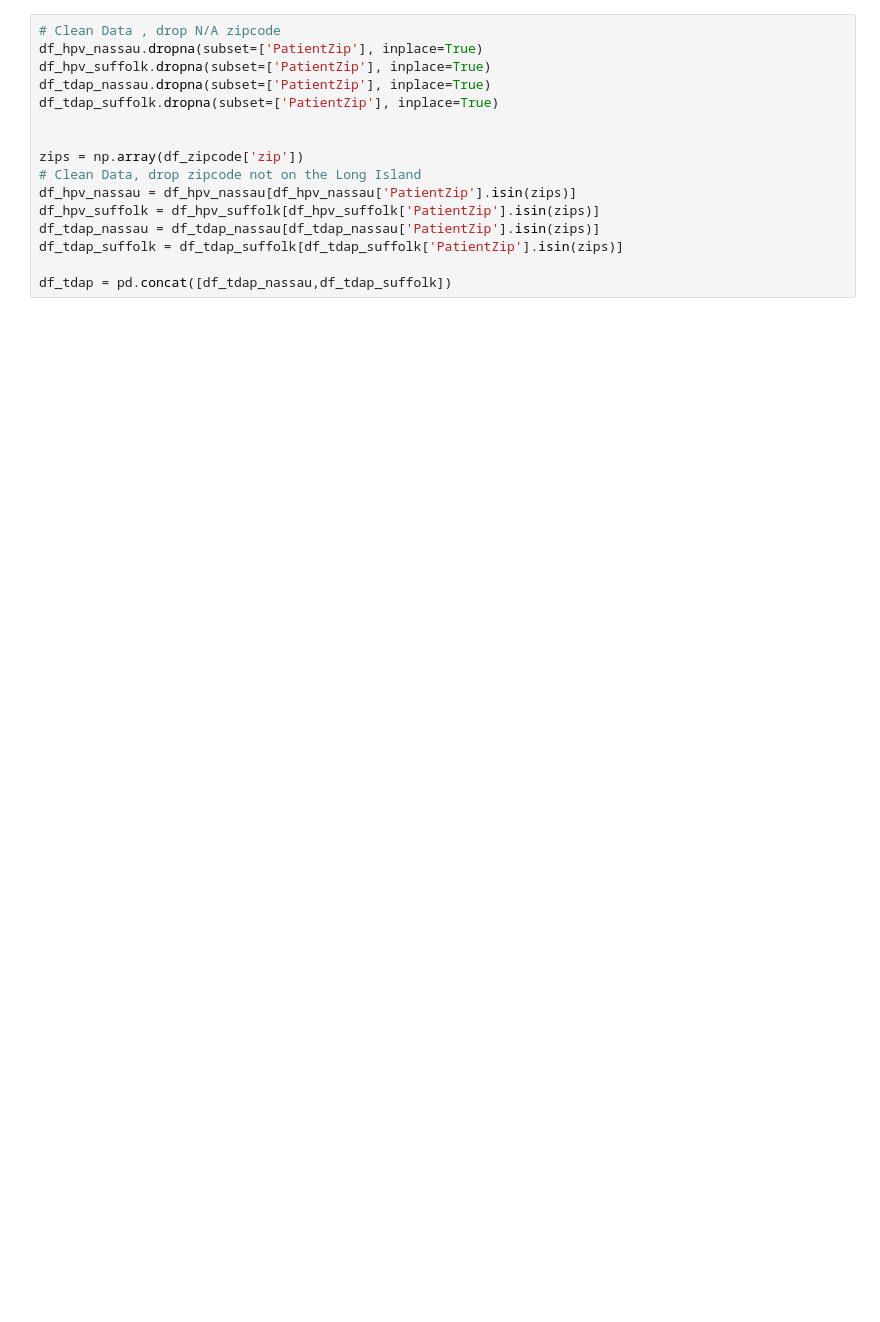
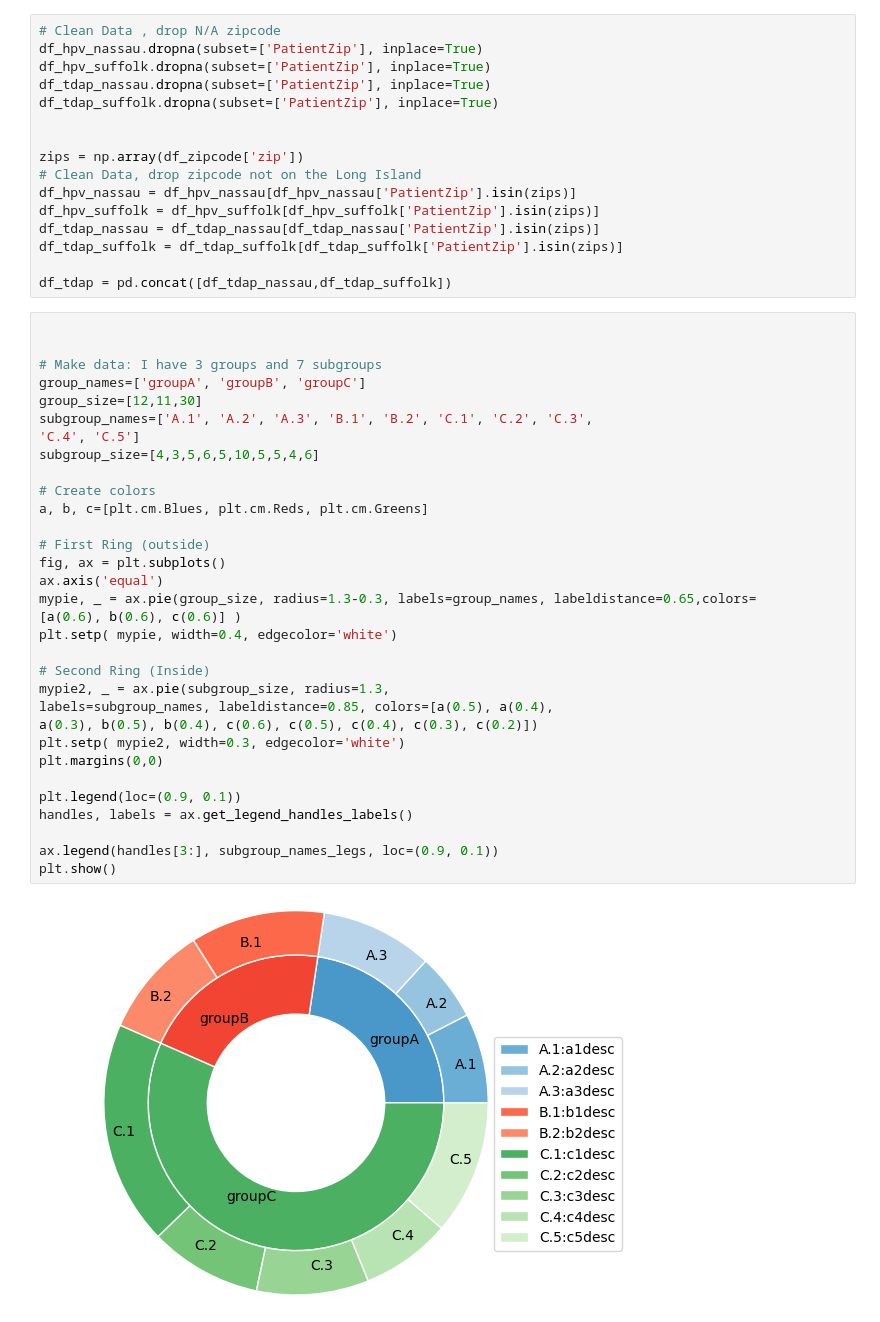
Before and after one commit to ZihanDing/EHR_project, a Jupyter notebook: HpvVaccine/Dose_Period_Analysis.ipynb, the cells around one changed output. Drawn from its saved outputs; the diff is of its cells as text; blank space fills up the shorter version.

```diff
--- a/HpvVaccine/Dose_Period_Analysis.ipynb
+++ b/HpvVaccine/Dose_Period_Analysis.ipynb
@@ -42,3 +51,37 @@ df_tdap_nassau = df_tdap_nassau[df_tdap_nassau['PatientZip'].isin(zips)]
 df_tdap_suffolk = df_tdap_suffolk[df_tdap_suffolk['PatientZip'].isin(zips)]
 
 df_tdap = pd.concat([df_tdap_nassau,df_tdap_suffolk])
+# %%
+
+
+# Make data: I have 3 groups and 7 subgroups
+group_names=['groupA', 'groupB', 'groupC']
+group_size=[12,11,30]
+subgroup_names=['A.1', 'A.2', 'A.3', 'B.1', 'B.2', 'C.1', 'C.2', 'C.3',
+'C.4', 'C.5']
+subgroup_size=[4,3,5,6,5,10,5,5,4,6]
+
+# Create colors
+a, b, c=[plt.cm.Blues, plt.cm.Reds, plt.cm.Greens]
+
+# First Ring (outside)
+fig, ax = plt.subplots()
+ax.axis('equal')
+mypie, _ = ax.pie(group_size, radius=1.3-0.3, labels=group_names, labeldistance=0.65,colors=
+[a(0.6), b(0.6), c(0.6)] )
+plt.setp( mypie, width=0.4, edgecolor='white')
+
+# Second Ring (Inside)
+mypie2, _ = ax.pie(subgroup_size, radius=1.3,
+labels=subgroup_names, labeldistance=0.85, colors=[a(0.5), a(0.4),
+a(0.3), b(0.5), b(0.4), c(0.6), c(0.5), c(0.4), c(0.3), c(0.2)])
+plt.setp( mypie2, width=0.3, edgecolor='white')
+plt.margins(0,0)
+
+plt.legend(loc=(0.9, 0.1))
+handles, labels = ax.get_legend_handles_labels()
+
+ax.legend(handles[3:], subgroup_names_legs, loc=(0.9, 0.1))
+plt.show()
+# %% [output]
+[figure, added]
```
Also changed, not shown: parts of 21 cells of this notebook.
